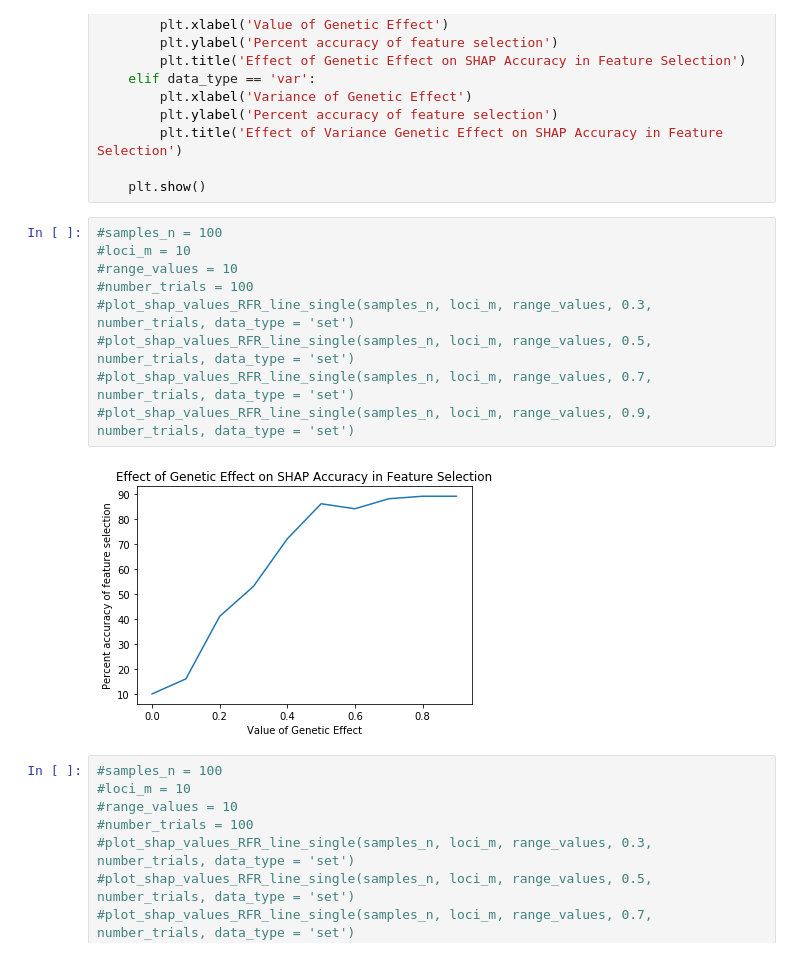
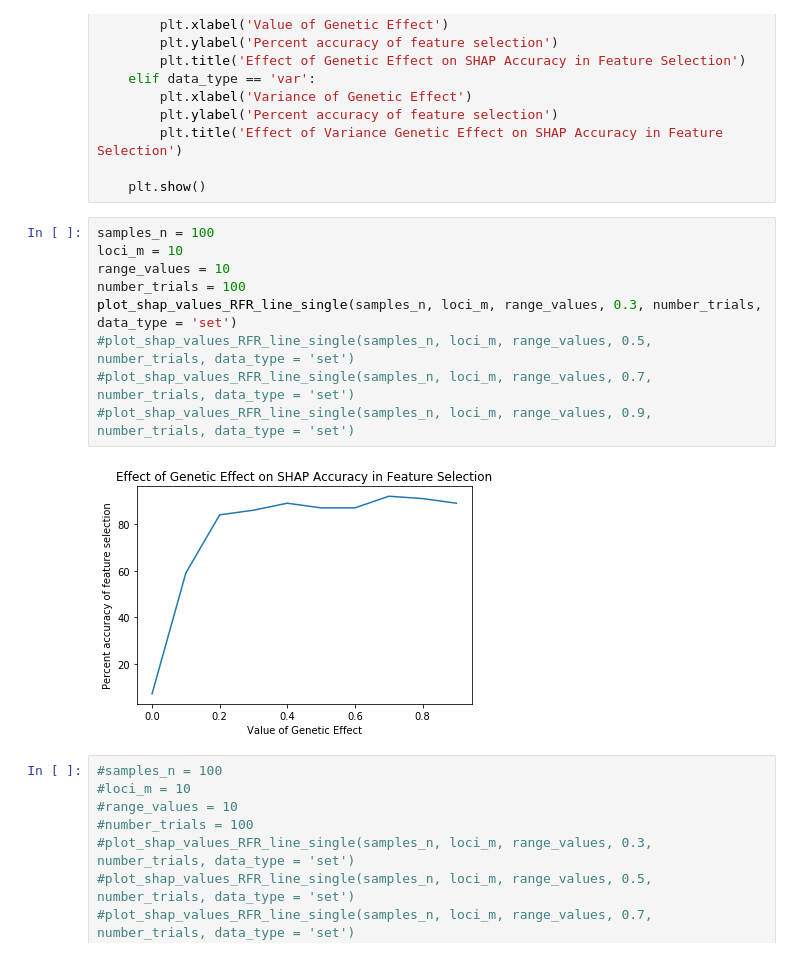
Before and after one commit to KevinDelao/UCLA_Summer_Project, a Jupyter notebook: RFR.ipynb, the cells around one changed output. Cells and saved outputs as stored; diff of their text form.

```diff
--- a/RFR.ipynb
+++ b/RFR.ipynb
@@ -242,16 +237,16 @@ def plot_shap_values_RFR_line_single(samples_n, loci_m, range_values, e_val, num
 
     plt.show()
 # %%
-#samples_n = 100
-#loci_m = 10
-#range_values = 10
-#number_trials = 100
-#plot_shap_values_RFR_line_single(samples_n, loci_m, range_values, 0.3, number_trials, data_type = 'set')
+samples_n = 100
+loci_m = 10
+range_values = 10
+number_trials = 100
+plot_shap_values_RFR_line_single(samples_n, loci_m, range_values, 0.3, number_trials, data_type = 'set')
 #plot_shap_values_RFR_line_single(samples_n, loci_m, range_values, 0.5, number_trials, data_type = 'set')
 #plot_shap_values_RFR_line_single(samples_n, loci_m, range_values, 0.7, number_trials, data_type = 'set')
 #plot_shap_values_RFR_line_single(samples_n, loci_m, range_values, 0.9, number_trials, data_type = 'set')
 # %% [output]
-[figure, old version]
+[figure, new version]
 # %%
 #samples_n = 100
 #loci_m = 10
```
Also changed, not shown: parts of 4 cells of this notebook, 1 other file.
